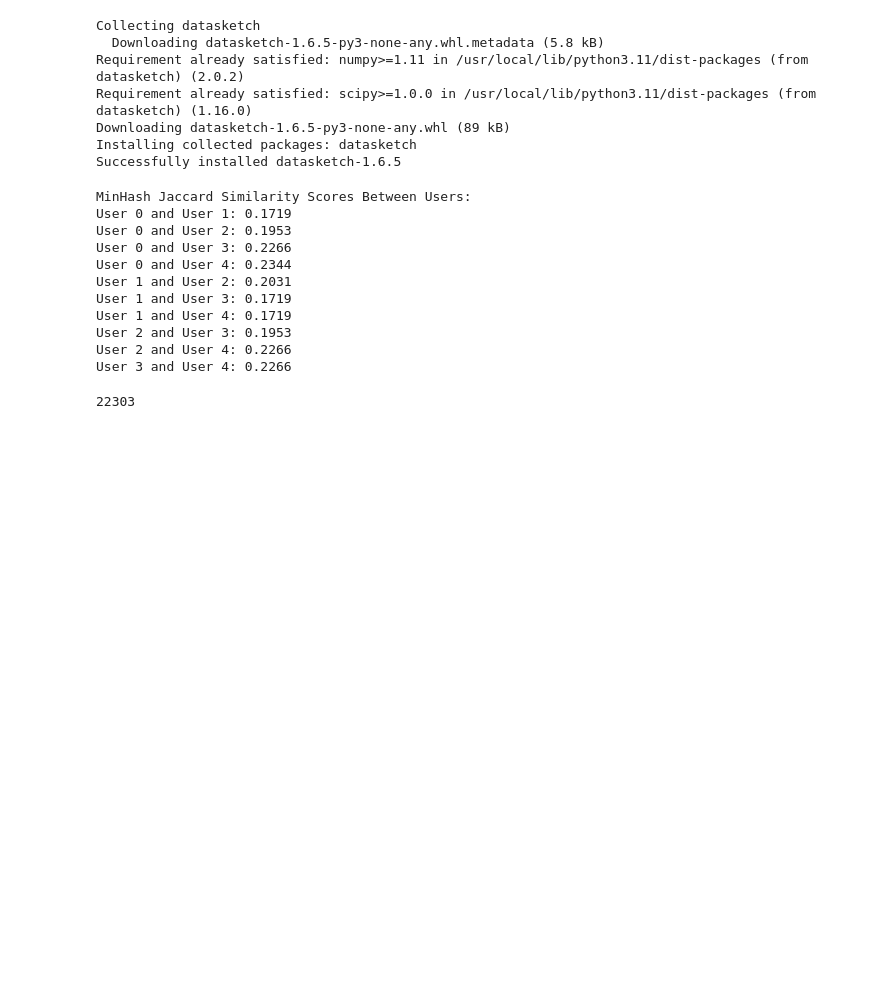
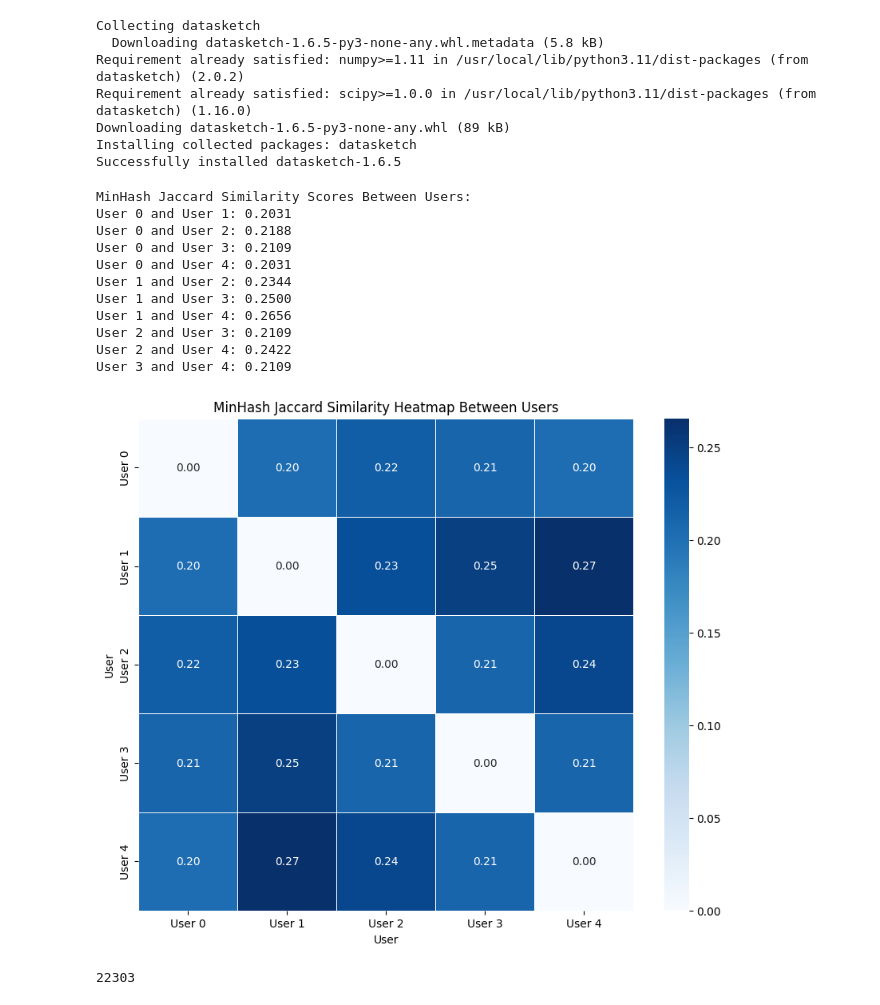
Before and after one commit to Basil070104/wikepedia_analysis, a Jupyter notebook: wikepedia_analysis.ipynb, the cells around one changed output. Saved outputs shown, nothing was run; the diff lists cells and outputs as text; code cells hidden in the pictures; blank space fills up the shorter version.

```diff
--- a/wikepedia_analysis.ipynb
+++ b/wikepedia_analysis.ipynb
@@ -544,49 +551,64 @@ Installing collected packages: datasketch
 Successfully installed datasketch-1.6.5
 # %%
 from datasketch import MinHash
+import pandas as pd
+import seaborn as sns
+import matplotlib.pyplot as plt
 
 def get_minhash(titles):
     m = MinHash(num_perm=128)
     for title in titles:
         for word in title.lower().split():
             m.update(word.encode('utf8'))
     return m
 
 minhashes = {user.name: get_minhash(convertIdtoNames(usersRecommendedTitles[user.name])) for user in platform.users}
 
 jaccardSimilarityScores = {}
 userNames = list(minhashes.keys())
 n = len(userNames)
 
 for i in range(n):
     for j in range(i + 1, n):
         user1 = userNames[i]
         user2 = userNames[j]
 
         minhash1 = minhashes[user1]
         minhash2 = minhashes[user2]
 
-        # Calculate Jaccard similarity
         sim = minhash1.jaccard(minhash2)
 
         jaccardSimilarityScores[(user1, user2)] = sim
 
-# Print all calculated Jaccard similarity scores
 print("\nMinHash Jaccard Similarity Scores Between Users:")
 for (user1, user2), score in jaccardSimilarityScores.items():
     print(f"{user1} and {user2}: {score:.4f}")
+
+heatmap_data = pd.DataFrame(0.0, index=userNames, columns=userNames)
+
+for (user1, user2), score in jaccardSimilarityScores.items():
+    heatmap_data.loc[user1, user2] = score
+    heatmap_data.loc[user2, user1] = score
+
+plt.figure(figsize=(10, 8)) # Adjust figure size as needed
+sns.heatmap(heatmap_data, annot=True, cmap='Blues', fmt=".2f", linewidths=.5)
+plt.title('MinHash Jaccard Similarity Heatmap Between Users')
+plt.xlabel('User')
+plt.ylabel('User')
+plt.show()
 # %% [output]
 MinHash Jaccard Similarity Scores Between Users:
-User 0 and User 1: 0.1719
-User 0 and User 2: 0.1953
-User 0 and User 3: 0.2266
-User 0 and User 4: 0.2344
-User 1 and User 2: 0.2031
-User 1 and User 3: 0.1719
-User 1 and User 4: 0.1719
-User 2 and User 3: 0.1953
-User 2 and User 4: 0.2266
-User 3 and User 4: 0.2266
+User 0 and User 1: 0.2031
+User 0 and User 2: 0.2188
+User 0 and User 3: 0.2109
+User 0 and User 4: 0.2031
+User 1 and User 2: 0.2344
+User 1 and User 3: 0.2500
+User 1 and User 4: 0.2656
+User 2 and User 3: 0.2109
+User 2 and User 4: 0.2422
+User 3 and User 4: 0.2109
+[figure, added]
 # %%
 import gc
 gc.collect()
```
Also changed, not shown: parts of 9 cells of this notebook, 1 other file.
